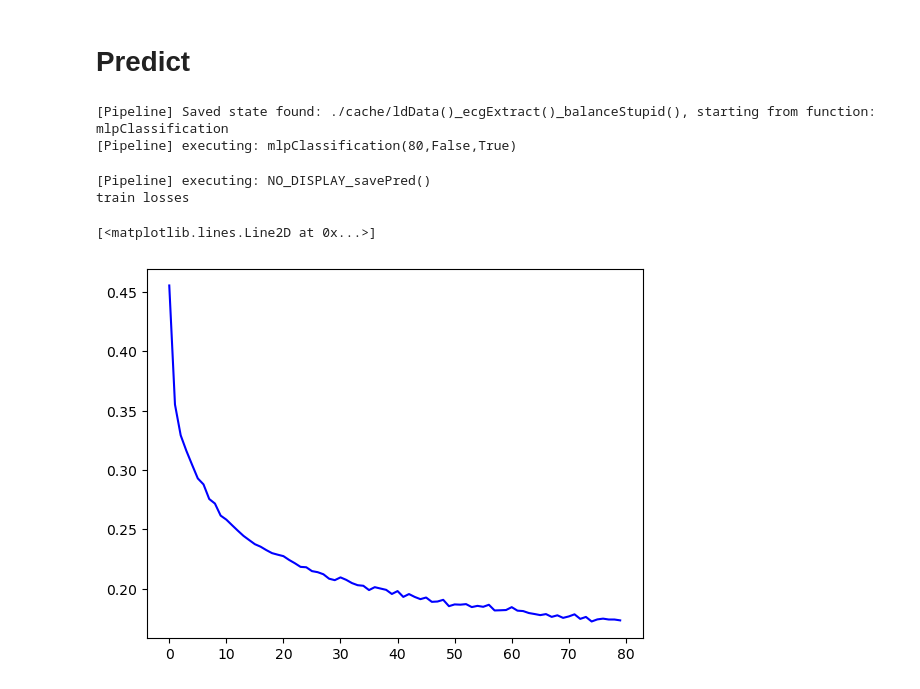
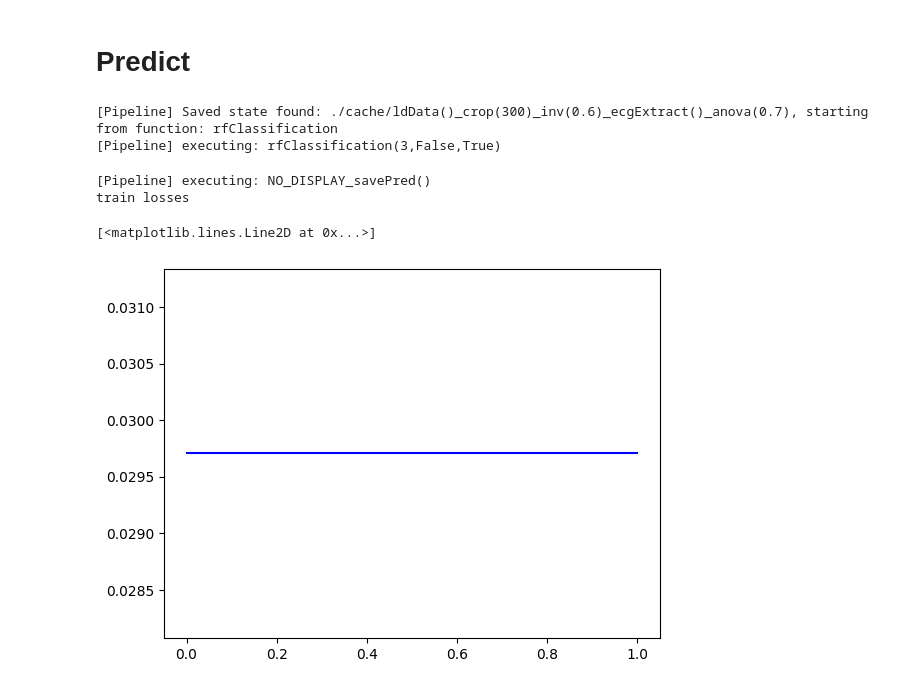
Before and after one commit to ChristopherKotthoff/AML_Task2, a Jupyter notebook: heinrich.ipynb, the cells around one changed output. Drawn from its saved outputs; the diff is of its cells as text; code cells hidden in the pictures.

```diff
--- a/heinrich.ipynb
+++ b/heinrich.ipynb
@@ -55,25 +53,25 @@ _, misclass = confMat( data[ "y_train_hat" ], np.transpose( data[ "y_train" ])[
 # %%
 hyper = {
 
     "inv_threshold": 0.6,
     "crop_location": 300,
     "mlpClassification_epochs": 150,
     "mlpClassification_useValidationSet": False,
     "mlpClassification_makePrediction": True,
     "makeTrainValSet_valPercent": 0.1,
-    "rfClassification_depth": 7,
+    "rfClassification_depth": 3,
     "rfClassification_useValidationSet": False,
     "rfClassification_makePrediction": True,
-    "anova_percentage": 0.5
+    "anova_percentage": 0.7
 }
 
 data = pipeline([ ldData, crop, inv, ecgExtract, anova, rfClassification, NO_DISPLAY_savePred ], hyper )
 print( "train losses" )
 plt.plot( data[ "train_losses" ], color = "blue" )
 # %% [output]
-[Pipeline] Saved state found: ./cache/ldData()_ecgExtract()_balanceStupid(), starting from function: mlpClassification
-[Pipeline] executing: mlpClassification(80,False,True)
+[Pipeline] Saved state found: ./cache/ldData()_crop(300)_inv(0.6)_ecgExtract()_anova(0.7), starting from function: rfClassification
+[Pipeline] executing: rfClassification(3,False,True)
 [Pipeline] executing: NO_DISPLAY_savePred()
 train losses
 [<matplotlib.lines.Line2D at 0x...>]
-[figure, old version]
+[figure, new version]
```
Also changed, not shown: parts of 3 cells of this notebook, 1 other file.
